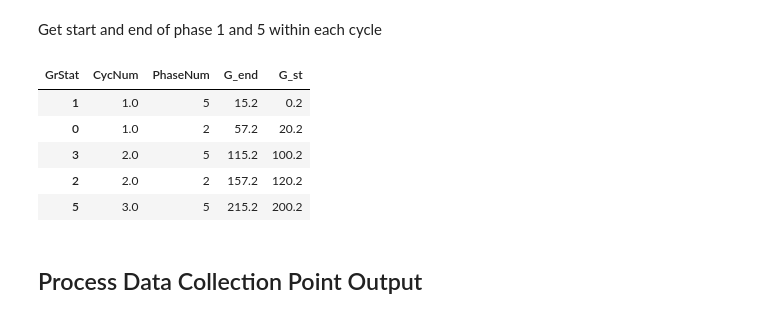
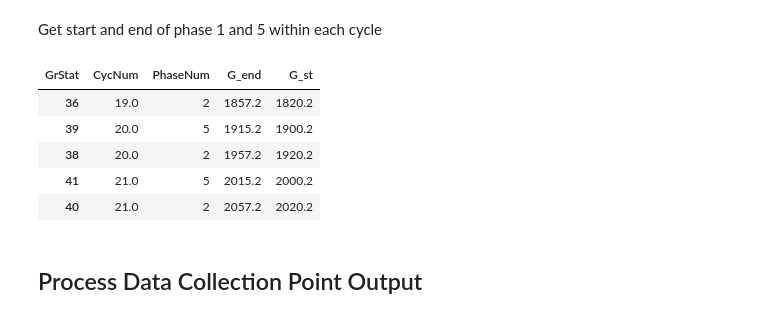
Before and after one commit to Apoorb/HCM_Pooled_Fund_CAV, a Jupyter notebook: Process_DataCol_and_SigChange.ipynb, the cells around one changed output. Saved outputs shown, nothing was run; the diff lists cells and outputs as text; code cells hidden in the pictures.

```diff
--- a/Process_DataCol_and_SigChange.ipynb
+++ b/Process_DataCol_and_SigChange.ipynb
@@ -109,14 +109,15 @@ Get start and end of phase 1 and 5 within each cycle
 # %%
 SigDat_Nw_clean = pd.pivot_table(SigDat_Nw,values = 'SimSec',index=['CycNum','PhaseNum'],columns='GrStat').reset_index()
 SigDat_Nw_clean.sort_values(['G_st'],inplace=True)
 SigDat_Nw_clean.head()
+SigDat_Nw_clean.tail()
 # %% [output]
 | GrStat | CycNum | PhaseNum | G_end | G_st |
-| 1 | 1.0 | 5 | 15.2 | 0.2 |
-| 0 | 1.0 | 2 | 57.2 | 20.2 |
-| 3 | 2.0 | 5 | 115.2 | 100.2 |
-| 2 | 2.0 | 2 | 157.2 | 120.2 |
-| 5 | 3.0 | 5 | 215.2 | 200.2 |
+| 36 | 19.0 | 2 | 1857.2 | 1820.2 |
+| 39 | 20.0 | 5 | 1915.2 | 1900.2 |
+| 38 | 20.0 | 2 | 1957.2 | 1920.2 |
+| 41 | 21.0 | 5 | 2015.2 | 2000.2 |
+| 40 | 21.0 | 2 | 2057.2 | 2020.2 |
 # %% [markdown]
 ## Process Data Collection Point Output
 # %%
```
Also changed, not shown: parts of 1 cell of this notebook.
